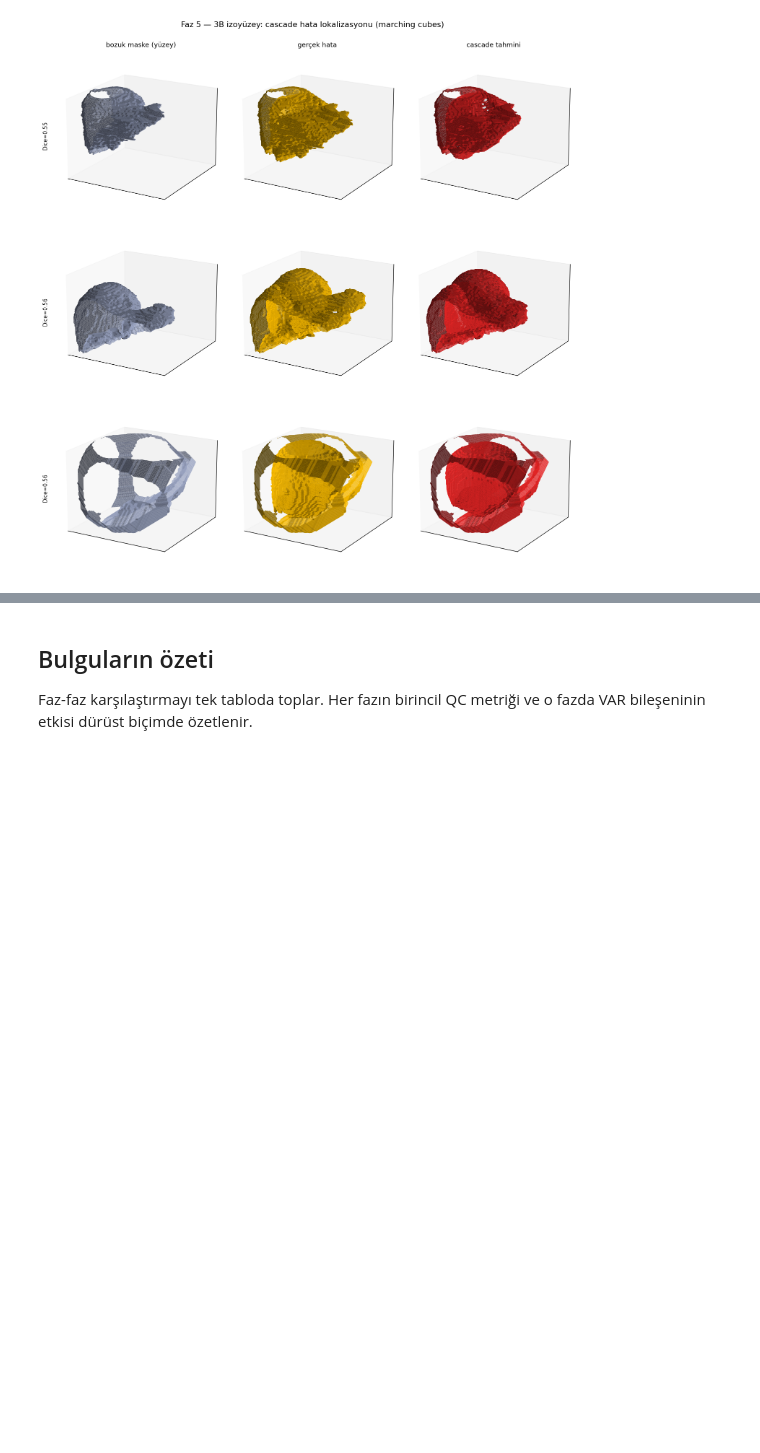
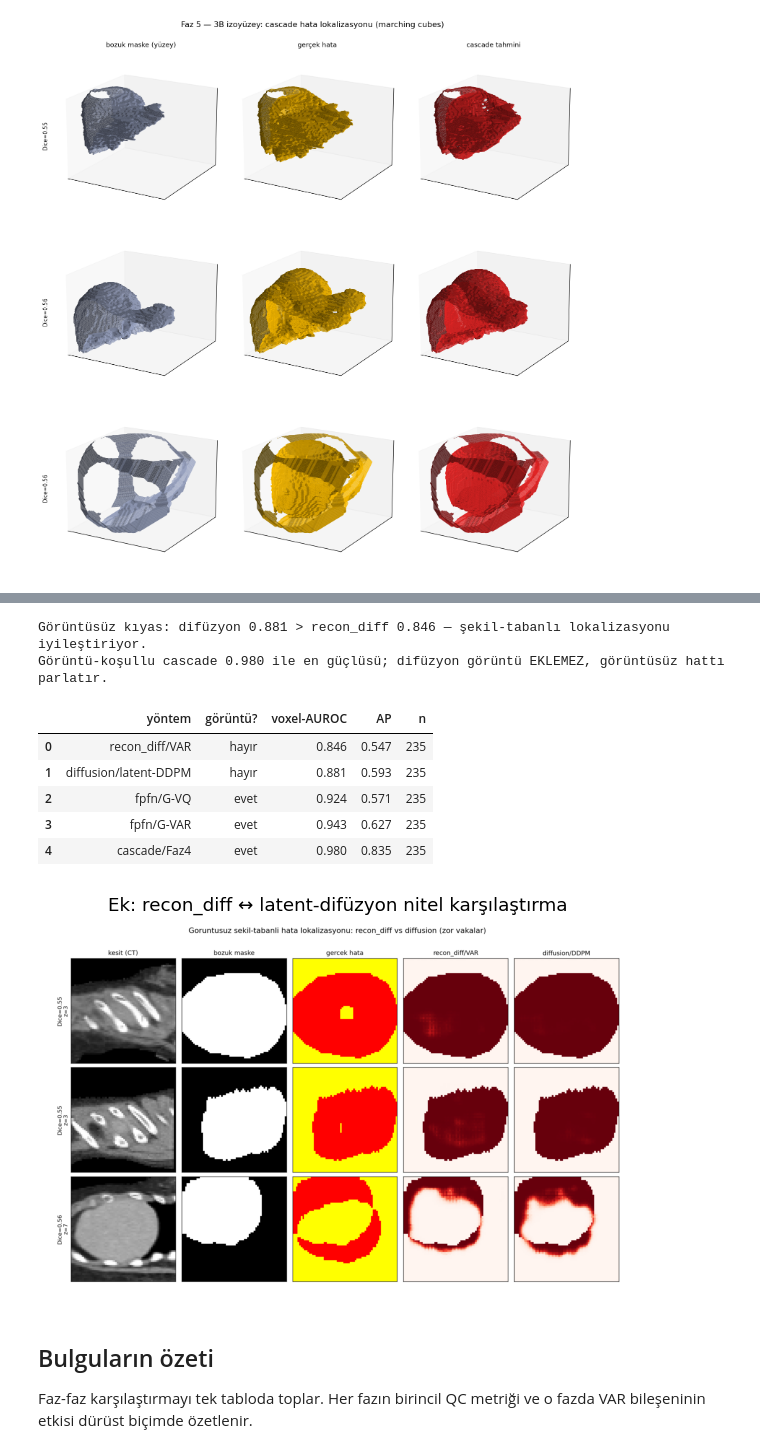
Before and after one commit to ahmetyaylalioglu/segquality, a Jupyter notebook: notebooks/var_hatti_faz0_4_raporu.ipynb, the cells around one changed output, grey strips where cells are left out. Saved outputs shown, nothing was run; the diff lists cells and outputs as text; code cells hidden in the pictures; blank space fills up the shorter version.

```diff
--- a/notebooks/var_hatti_faz0_4_raporu.ipynb
+++ b/notebooks/var_hatti_faz0_4_raporu.ipynb
@@ -906,3 +925,35 @@ kaydedildi: C:\Users\ahmet.yaylalioglu\Desktop\phd_studies_anatomy\projects\segq
+# %%
+import json
+_loc = json.load(open(PROJECT_ROOT / 'outputs' / 'localization_results.json', encoding='utf-8'))
+_uses_img = {'recon_diff/VAR': 'hayır', 'diffusion/latent-DDPM': 'hayır',
+             'fpfn/G-VQ': 'evet', 'fpfn/G-VAR': 'evet', 'cascade/Faz4': 'evet'}
+_order = ['recon_diff/VAR', 'diffusion/latent-DDPM', 'fpfn/G-VQ', 'fpfn/G-VAR', 'cascade/Faz4']
+rows = []
+for k in _order:
+    if k not in _loc['results']: continue
+    v = _loc['results'][k]
+    rows.append({'yöntem': k, 'görüntü?': _uses_img.get(k, '?'),
+                 'voxel-AUROC': round(v['auroc_mean'], 3), 'AP': round(v['ap_mean'], 3), 'n': v['n']})
+display(pd.DataFrame(rows))
+print('Görüntüsüz kıyas: difüzyon 0.881 > recon_diff 0.846 — şekil-tabanlı lokalizasyonu iyileştiriyor.')
+print('Görüntü-koşullu cascade 0.980 ile en güçlüsü; difüzyon görüntü EKLEMEZ, görüntüsüz hattı parlatır.')
+
+_ex = PROJECT_ROOT / 'outputs' / 'localization_diffusion_example.png'
+if _ex.exists():
+    img = plt.imread(str(_ex))
+    fig, ax = plt.subplots(figsize=(11, 4)); ax.imshow(img); ax.axis('off')
+    ax.set_title('Ek: recon_diff ↔ latent-difüzyon nitel karşılaştırma', fontsize=11)
+    plt.show()
+# %% [output]
+Görüntüsüz kıyas: difüzyon 0.881 > recon_diff 0.846 — şekil-tabanlı lokalizasyonu iyileştiriyor.
+Görüntü-koşullu cascade 0.980 ile en güçlüsü; difüzyon görüntü EKLEMEZ, görüntüsüz hattı parlatır.
+|  | yöntem | görüntü? | voxel-AUROC | AP | n |
+| 0 | recon_diff/VAR | hayır | 0.846 | 0.547 | 235 |
+| 1 | diffusion/latent-DDPM | hayır | 0.881 | 0.593 | 235 |
+| 2 | fpfn/G-VQ | evet | 0.924 | 0.571 | 235 |
+| 3 | fpfn/G-VAR | evet | 0.943 | 0.627 | 235 |
+| 4 | cascade/Faz4 | evet | 0.980 | 0.835 | 235 |
+[figure, added]
 # %% [markdown]
 ## Bulguların özeti
 
```
Also changed, not shown: parts of 4 cells of this notebook, 1 other file.
